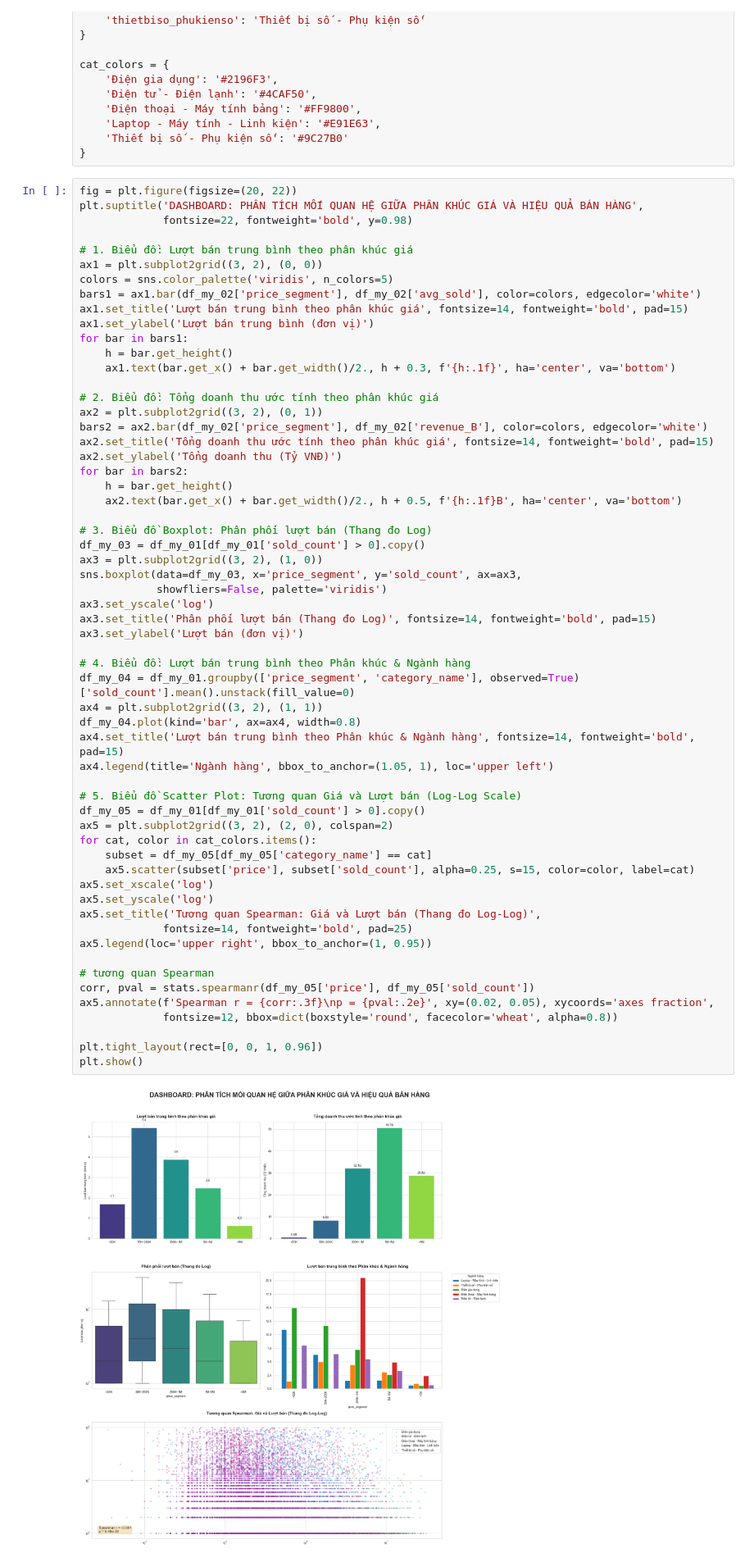
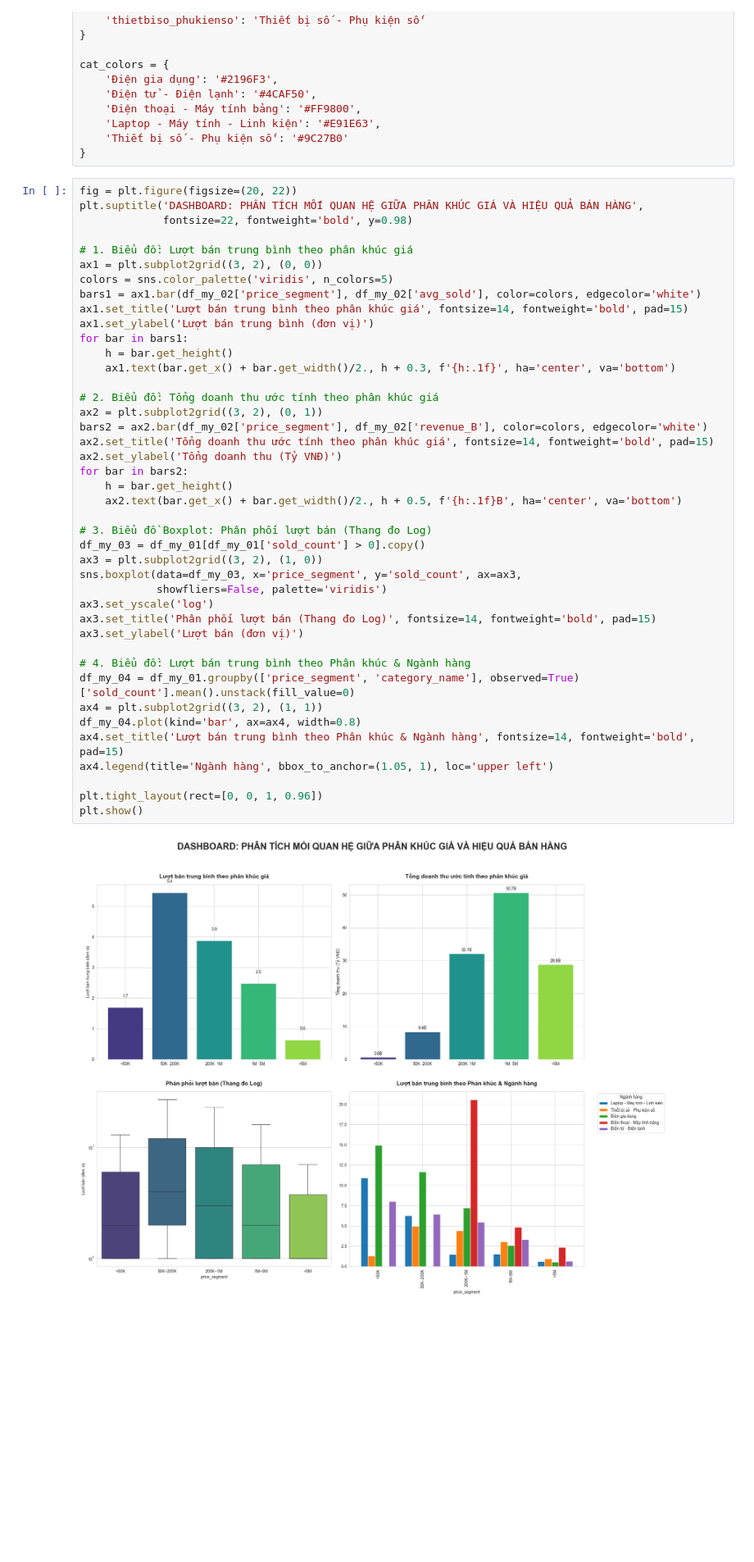
Before and after one commit to phuongth05/DV_LAB01, a Jupyter notebook: groups/my.ipynb, the cells around one changed output. Shown at 82% size. Saved outputs shown, nothing was run; the diff lists cells and outputs as text; blank space fills up the shorter version.

```diff
--- a/groups/my.ipynb
+++ b/groups/my.ipynb
@@ -210,48 +210,31 @@ for bar in bars1:
     ax1.text(bar.get_x() + bar.get_width()/2., h + 0.3, f'{h:.1f}', ha='center', va='bottom')
 
 # 2. Biểu đồ: Tổng doanh thu ước tính theo phân khúc giá
 ax2 = plt.subplot2grid((3, 2), (0, 1))
 bars2 = ax2.bar(df_my_02['price_segment'], df_my_02['revenue_B'], color=colors, edgecolor='white')
 ax2.set_title('Tổng doanh thu ước tính theo phân khúc giá', fontsize=14, fontweight='bold', pad=15)
 ax2.set_ylabel('Tổng doanh thu (Tỷ VNĐ)')
 for bar in bars2:
     h = bar.get_height()
     ax2.text(bar.get_x() + bar.get_width()/2., h + 0.5, f'{h:.1f}B', ha='center', va='bottom')
 
 # 3. Biểu đồ Boxplot: Phân phối lượt bán (Thang đo Log)
 df_my_03 = df_my_01[df_my_01['sold_count'] > 0].copy()
 ax3 = plt.subplot2grid((3, 2), (1, 0))
 sns.boxplot(data=df_my_03, x='price_segment', y='sold_count', ax=ax3,
             showfliers=False, palette='viridis')
 ax3.set_yscale('log')
 ax3.set_title('Phân phối lượt bán (Thang đo Log)', fontsize=14, fontweight='bold', pad=15)
 ax3.set_ylabel('Lượt bán (đơn vị)')
 
 # 4. Biểu đồ: Lượt bán trung bình theo Phân khúc & Ngành hàng
 df_my_04 = df_my_01.groupby(['price_segment', 'category_name'], observed=True)['sold_count'].mean().unstack(fill_value=0)
 ax4 = plt.subplot2grid((3, 2), (1, 1))
 df_my_04.plot(kind='bar', ax=ax4, width=0.8)
 ax4.set_title('Lượt bán trung bình theo Phân khúc & Ngành hàng', fontsize=14, fontweight='bold', pad=15)
 ax4.legend(title='Ngành hàng', bbox_to_anchor=(1.05, 1), loc='upper left')
 
-# 5. Biểu đồ Scatter Plot: Tương quan Giá và Lượt bán (Log-Log Scale)
-df_my_05 = df_my_01[df_my_01['sold_count'] > 0].copy()
-ax5 = plt.subplot2grid((3, 2), (2, 0), colspan=2)
-for cat, color in cat_colors.items():
-    subset = df_my_05[df_my_05['category_name'] == cat]
-    ax5.scatter(subset['price'], subset['sold_count'], alpha=0.25, s=15, color=color, label=cat)
-ax5.set_xscale('log')
-ax5.set_yscale('log')
-ax5.set_title('Tương quan Spearman: Giá và Lượt bán (Thang đo Log-Log)',
-             fontsize=14, fontweight='bold', pad=25)
-ax5.legend(loc='upper right', bbox_to_anchor=(1, 0.95))
-
-# tương quan Spearman
-corr, pval = stats.spearmanr(df_my_05['price'], df_my_05['sold_count'])
-ax5.annotate(f'Spearman r = {corr:.3f}\np = {pval:.2e}', xy=(0.02, 0.05), xycoords='axes fraction',
-             fontsize=12, bbox=dict(boxstyle='round', facecolor='wheat', alpha=0.8))
-
 plt.tight_layout(rect=[0, 0, 1, 0.96])
 plt.show()
 # %% [output]
-[figure, old version]
+[figure, new version]
```
Also changed, not shown: parts of 8 cells of this notebook.
